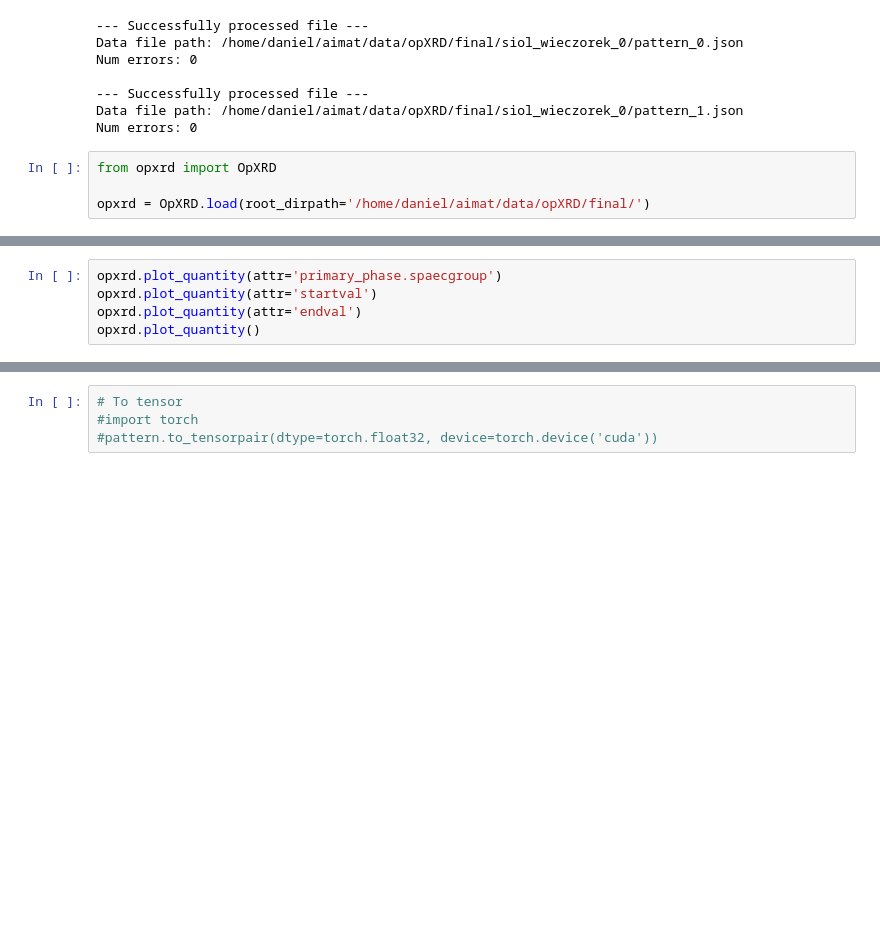
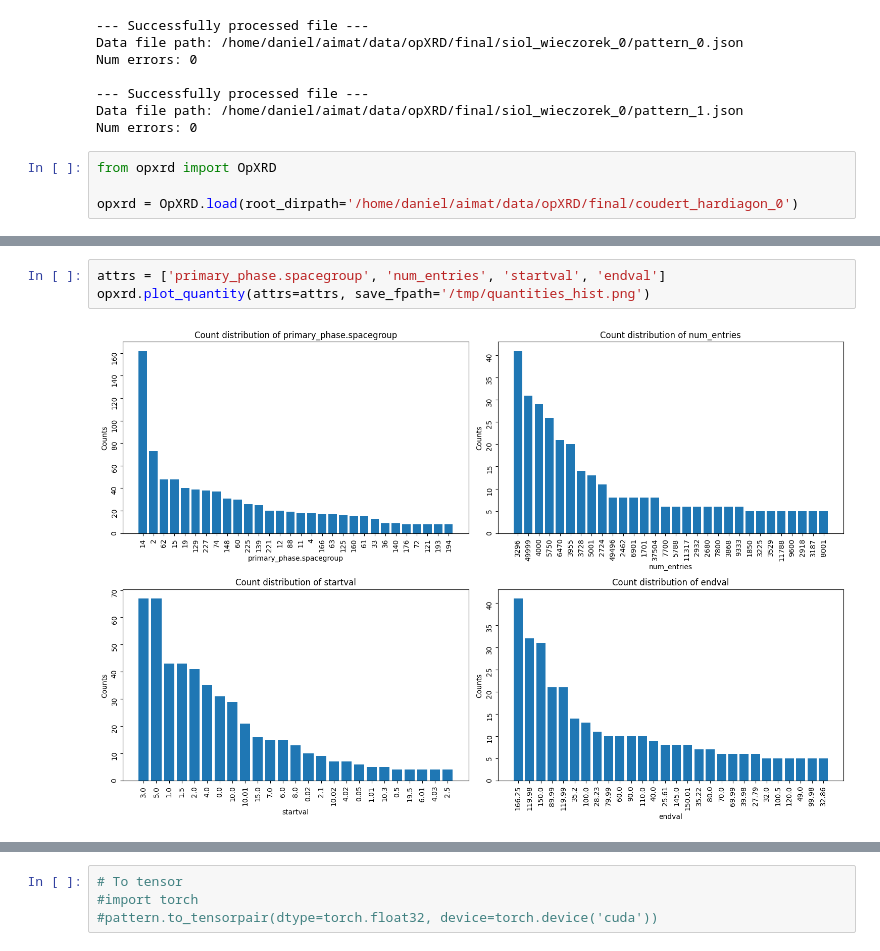
Before and after one commit to aimat-lab/opXRD, a Jupyter notebook: opxrd/usage.ipynb, the cells around one changed output, grey strips where cells are left out. Saved outputs shown, nothing was run; the diff lists cells and outputs as text; blank space fills up the shorter version.

Commit message:
opxrd/usage: Added histograms

```diff
--- a/opxrd/usage.ipynb
+++ b/opxrd/usage.ipynb
@@ -29,5 +29,5 @@ Num errors: 0
 # %%
 from opxrd import OpXRD
 
-opxrd = OpXRD.load(root_dirpath='/home/daniel/aimat/data/opXRD/final/')
+opxrd = OpXRD.load(root_dirpath='/home/daniel/aimat/data/opXRD/final/coudert_hardiagon_0')
 # %% [output]
@@ -36,8 +37,8 @@ opxrd = OpXRD.load(root_dirpath='/home/daniel/aimat/data/opXRD/final/')
 # %%
-opxrd.plot_quantity(attr='primary_phase.spaecgroup')
-opxrd.plot_quantity(attr='startval')
-opxrd.plot_quantity(attr='endval')
-opxrd.plot_quantity()
+attrs = ['primary_phase.spacegroup', 'num_entries', 'startval', 'endval']
+opxrd.plot_quantity(attrs=attrs, save_fpath='/tmp/quantities_hist.png')
+# %% [output]
+[figure, added]
 # %%
 #Standardize
 
```
Also changed, not shown: parts of 5 cells of this notebook.
